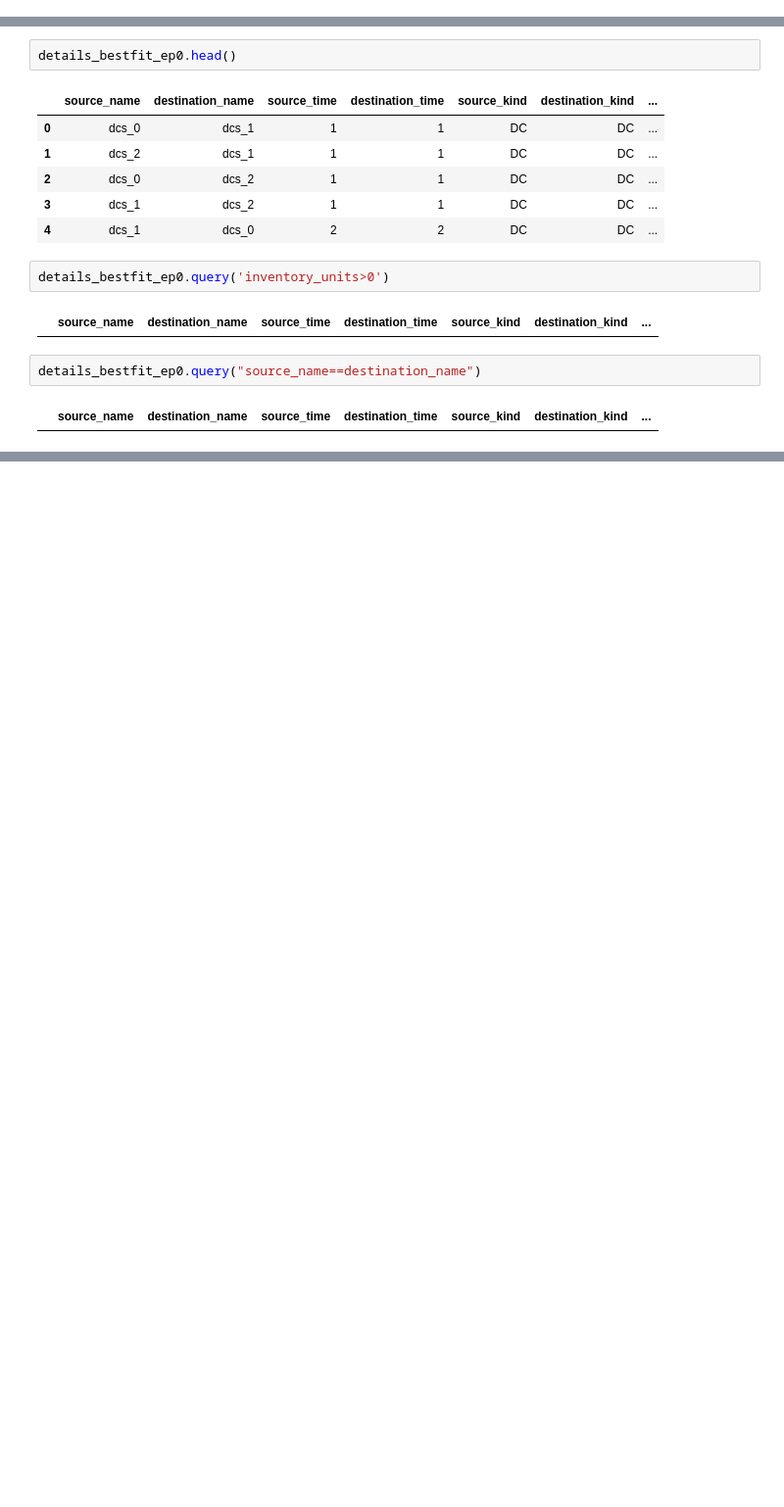
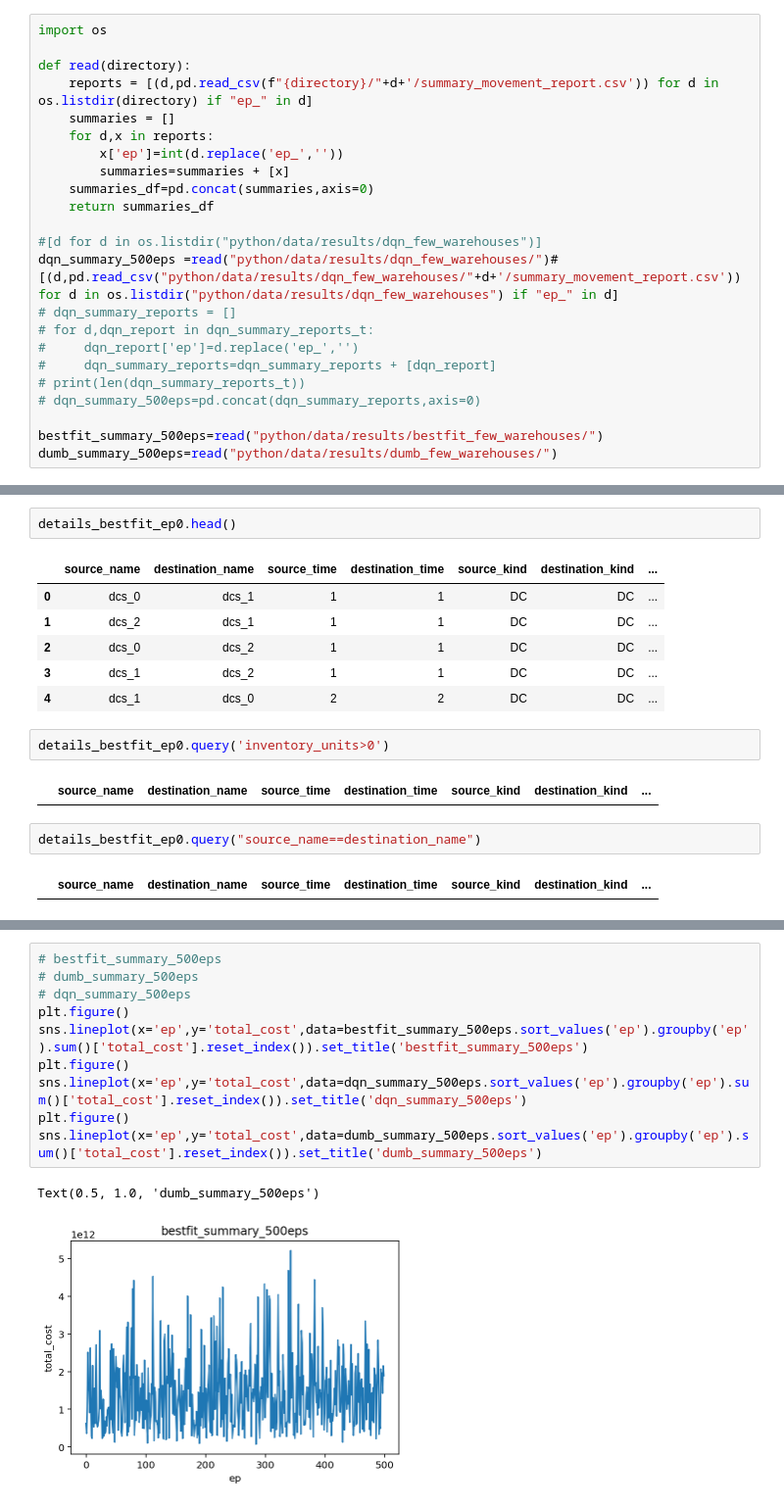
Before and after one commit to jotaporras/ts_mcfrl, a Jupyter notebook: notebooks/Untitled3.ipynb, the cells around one changed output, grey strips where cells are left out. Shown at 98% size. Drawn from its saved outputs; the diff is of its cells as text; blank space fills up the shorter version.

```diff
--- a/notebooks/Untitled3.ipynb
+++ b/notebooks/Untitled3.ipynb
@@ -27,3 +31,26 @@ details_bestfit_ep0 = pd.read_csv("/Users/aleph/Documents/jota/tesis/ts_mcfrl/py
+# %%
+import os
+
+def read(directory):
+    reports = [(d,pd.read_csv(f"{directory}/"+d+'/summary_movement_report.csv')) for d in os.listdir(directory) if "ep_" in d]
+    summaries = []
+    for d,x in reports:
+        x['ep']=int(d.replace('ep_',''))
+        summaries=summaries + [x]
+    summaries_df=pd.concat(summaries,axis=0)
+    return summaries_df
+
+#[d for d in os.listdir("python/data/results/dqn_few_warehouses")]
+dqn_summary_500eps =read("python/data/results/dqn_few_warehouses/")#[(d,pd.read_csv("python/data/results/dqn_few_warehouses/"+d+'/summary_movement_report.csv')) for d in os.listdir("python/data/results/dqn_few_warehouses") if "ep_" in d]
+# dqn_summary_reports = []
+# for d,dqn_report in dqn_summary_reports_t:
+#     dqn_report['ep']=d.replace('ep_','')
+#     dqn_summary_reports=dqn_summary_reports + [dqn_report]
+# print(len(dqn_summary_reports_t))
+# dqn_summary_500eps=pd.concat(dqn_summary_reports,axis=0)
+
+bestfit_summary_500eps=read("python/data/results/bestfit_few_warehouses/")
+dumb_summary_500eps=read("python/data/results/dumb_few_warehouses/")
 # %% [markdown]
 # 2 - Exploration
 # %% [markdown]
@@ -69,0 +128,13 @@ details_bestfit_ep0.query("source_name==destination_name")
+# %%
+# bestfit_summary_500eps
+# dumb_summary_500eps
+# dqn_summary_500eps
+plt.figure()
+sns.lineplot(x='ep',y='total_cost',data=bestfit_summary_500eps.sort_values('ep').groupby('ep').sum()['total_cost'].reset_index()).set_title('bestfit_summary_500eps')
+plt.figure()
+sns.lineplot(x='ep',y='total_cost',data=dqn_summary_500eps.sort_values('ep').groupby('ep').sum()['total_cost'].reset_index()).set_title('dqn_summary_500eps')
+plt.figure()
+sns.lineplot(x='ep',y='total_cost',data=dumb_summary_500eps.sort_values('ep').groupby('ep').sum()['total_cost'].reset_index()).set_title('dumb_summary_500eps')
+# %% [output]
+Text(0.5, 1.0, 'dumb_summary_500eps')
+[figure, added]
```
Also changed, not shown: parts of 4 cells of this notebook, 2 other files.
